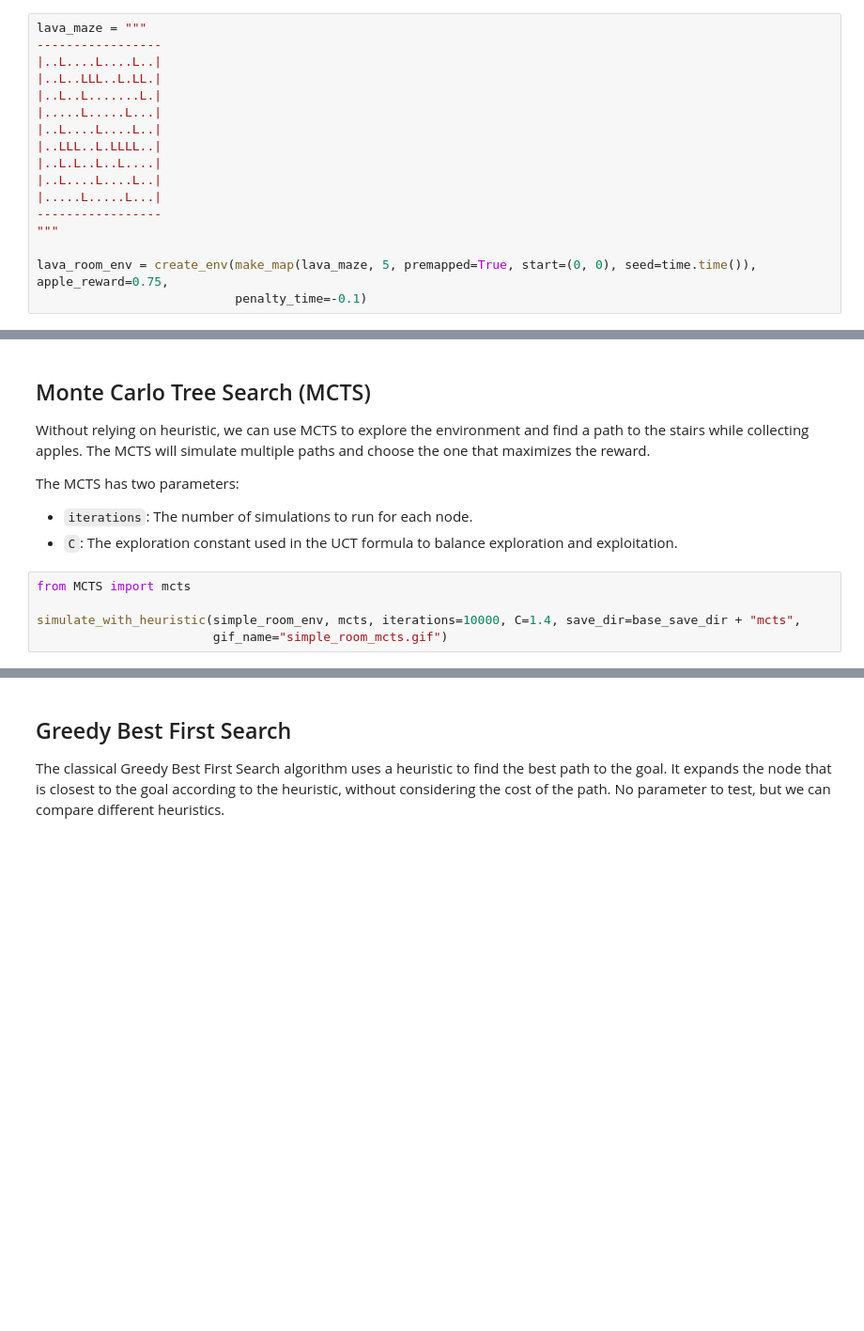
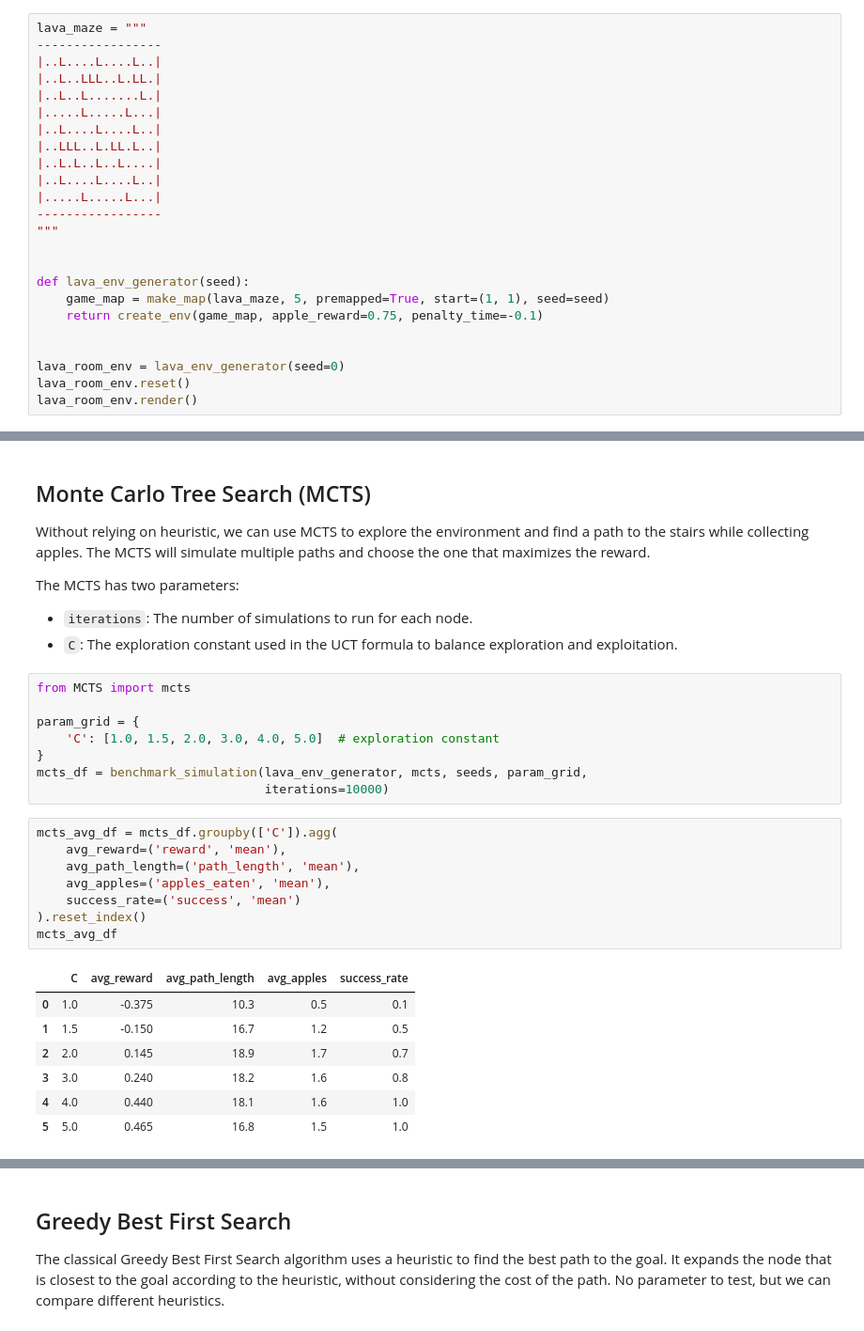
Before and after one commit to Alexthw46/AIF, a Jupyter notebook: Benchmark_Offline.ipynb, the cells around one changed output, grey strips where cells are left out. Shown at 94% size. Cells and saved outputs as stored; diff of their text form; blank space fills up the shorter version.

```diff
--- a/Benchmark_Offline.ipynb
+++ b/Benchmark_Offline.ipynb
@@ -38,13 +58,20 @@ lava_maze = """
 |..L..L.......L.|
 |.....L.....L...|
 |..L....L....L..|
-|..LLL..L.LLLL..|
+|..LLL..L.LL.L..|
 |..L.L..L..L....|
 |..L....L....L..|
 |.....L.....L...|
 -----------------
 """
 
-lava_room_env = create_env(make_map(lava_maze, 5, premapped=True, start=(0, 0), seed=time.time()), apple_reward=0.75,
-                           penalty_time=-0.1)
+
+def lava_env_generator(seed):
+    game_map = make_map(lava_maze, 5, premapped=True, start=(1, 1), seed=seed)
+    return create_env(game_map, apple_reward=0.75, penalty_time=-0.1)
+
+
+lava_room_env = lava_env_generator(seed=0)
+lava_room_env.reset()
+lava_room_env.render()
 # %% [output]
@@ -92,5 +156,24 @@ The MCTS has two parameters:
 # %%
 from MCTS import mcts
 
-simulate_with_heuristic(simple_room_env, mcts, iterations=10000, C=1.4, save_dir=base_save_dir + "mcts",
-                        gif_name="simple_room_mcts.gif")
+param_grid = {
+    'C': [1.0, 1.5, 2.0, 3.0, 4.0, 5.0]  # exploration constant
+}
+mcts_df = benchmark_simulation(lava_env_generator, mcts, seeds, param_grid,
+                               iterations=10000)
+# %%
+mcts_avg_df = mcts_df.groupby(['C']).agg(
+    avg_reward=('reward', 'mean'),
+    avg_path_length=('path_length', 'mean'),
+    avg_apples=('apples_eaten', 'mean'),
+    success_rate=('success', 'mean')
+).reset_index()
+mcts_avg_df
+# %% [output]
+|  | C | avg_reward | avg_path_length | avg_apples | success_rate |
+| 0 | 1.0 | -0.375 | 10.3 | 0.5 | 0.1 |
+| 1 | 1.5 | -0.150 | 16.7 | 1.2 | 0.5 |
+| 2 | 2.0 | 0.145 | 18.9 | 1.7 | 0.7 |
+| 3 | 3.0 | 0.240 | 18.2 | 1.6 | 0.8 |
+| 4 | 4.0 | 0.440 | 18.1 | 1.6 | 1.0 |
+| 5 | 5.0 | 0.465 | 16.8 | 1.5 | 1.0 |
```
Also changed, not shown: parts of 23 cells of this notebook, 10 other files.
